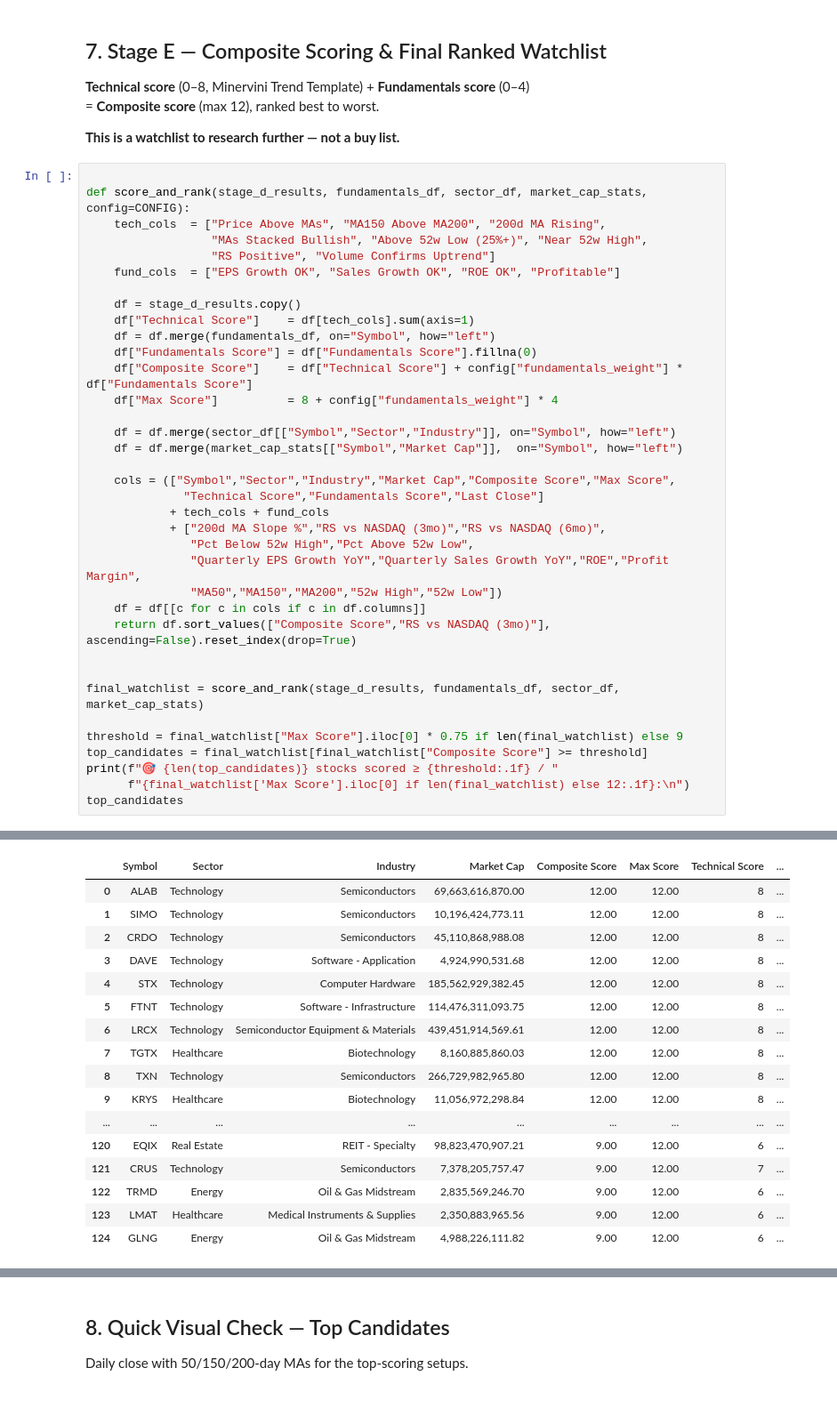
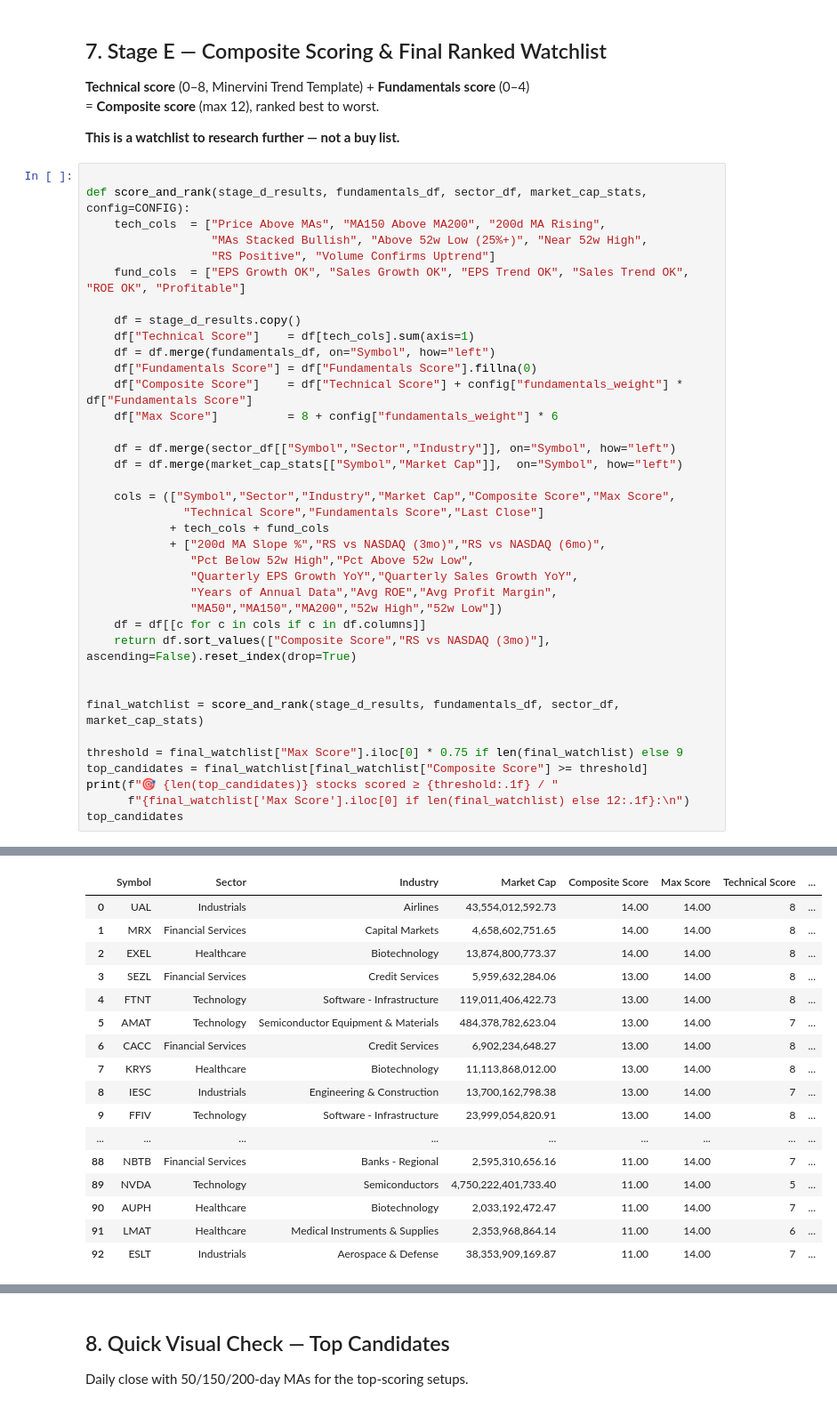
Before and after one commit to pakkei1212/Stage2_Stock_Project, a Jupyter notebook: notebooks/nasdaq_stage2_screener.ipynb, the cells around one changed output, grey strips where cells are left out. Shown at 89% size. Cells and saved outputs as stored; diff of their text form.

```diff
--- a/notebooks/nasdaq_stage2_screener.ipynb
+++ b/notebooks/nasdaq_stage2_screener.ipynb
@@ -1037,14 +1109,14 @@ def score_and_rank(stage_d_results, fundamentals_df, sector_df, market_cap_stats
     tech_cols  = ["Price Above MAs", "MA150 Above MA200", "200d MA Rising",
                   "MAs Stacked Bullish", "Above 52w Low (25%+)", "Near 52w High",
                   "RS Positive", "Volume Confirms Uptrend"]
-    fund_cols  = ["EPS Growth OK", "Sales Growth OK", "ROE OK", "Profitable"]
+    fund_cols  = ["EPS Growth OK", "Sales Growth OK", "EPS Trend OK", "Sales Trend OK", "ROE OK", "Profitable"]
 
     df = stage_d_results.copy()
     df["Technical Score"]    = df[tech_cols].sum(axis=1)
     df = df.merge(fundamentals_df, on="Symbol", how="left")
     df["Fundamentals Score"] = df["Fundamentals Score"].fillna(0)
     df["Composite Score"]    = df["Technical Score"] + config["fundamentals_weight"] * df["Fundamentals Score"]
-    df["Max Score"]          = 8 + config["fundamentals_weight"] * 4
+    df["Max Score"]          = 8 + config["fundamentals_weight"] * 6
 
     df = df.merge(sector_df[["Symbol","Sector","Industry"]], on="Symbol", how="left")
     df = df.merge(market_cap_stats[["Symbol","Market Cap"]],  on="Symbol", how="left")
@@ -1054,7 +1126,8 @@ def score_and_rank(stage_d_results, fundamentals_df, sector_df, market_cap_stats
             + tech_cols + fund_cols
             + ["200d MA Slope %","RS vs NASDAQ (3mo)","RS vs NASDAQ (6mo)",
                "Pct Below 52w High","Pct Above 52w Low",
-               "Quarterly EPS Growth YoY","Quarterly Sales Growth YoY","ROE","Profit Margin",
+               "Quarterly EPS Growth YoY","Quarterly Sales Growth YoY",
+               "Years of Annual Data","Avg ROE","Avg Profit Margin",
                "MA50","MA150","MA200","52w High","52w Low"])
     df = df[[c for c in cols if c in df.columns]]
     return df.sort_values(["Composite Score","RS vs NASDAQ (3mo)"], ascending=False).reset_index(drop=True)
@@ -1072,17 +1145,17 @@ top_candidates
 |  | Symbol | Sector | Industry | Market Cap | Composite Score | Max Score | Technical Score | ... |
-| 0 | ALAB | Technology | Semiconductors | 69,663,616,870.00 | 12.00 | 12.00 | 8 | ... |
-| 1 | SIMO | Technology | Semiconductors | 10,196,424,773.11 | 12.00 | 12.00 | 8 | ... |
-| 2 | CRDO | Technology | Semiconductors | 45,110,868,988.08 | 12.00 | 12.00 | 8 | ... |
-| 3 | DAVE | Technology | Software - Application | 4,924,990,531.68 | 12.00 | 12.00 | 8 | ... |
-| 4 | STX | Technology | Computer Hardware | 185,562,929,382.45 | 12.00 | 12.00 | 8 | ... |
-| 5 | FTNT | Technology | Software - Infrastructure | 114,476,311,093.75 | 12.00 | 12.00 | 8 | ... |
-| 6 | LRCX | Technology | Semiconductor Equipment & Materials | 439,451,914,569.61 | 12.00 | 12.00 | 8 | ... |
-| 7 | TGTX | Healthcare | Biotechnology | 8,160,885,860.03 | 12.00 | 12.00 | 8 | ... |
-| 8 | TXN | Technology | Semiconductors | 266,729,982,965.80 | 12.00 | 12.00 | 8 | ... |
-| 9 | KRYS | Healthcare | Biotechnology | 11,056,972,298.84 | 12.00 | 12.00 | 8 | ... |
+| 0 | UAL | Industrials | Airlines | 43,554,012,592.73 | 14.00 | 14.00 | 8 | ... |
+| 1 | MRX | Financial Services | Capital Markets | 4,658,602,751.65 | 14.00 | 14.00 | 8 | ... |
+| 2 | EXEL | Healthcare | Biotechnology | 13,874,800,773.37 | 14.00 | 14.00 | 8 | ... |
+| 3 | SEZL | Financial Services | Credit Services | 5,959,632,284.06 | 13.00 | 14.00 | 8 | ... |
+| 4 | FTNT | Technology | Software - Infrastructure | 119,011,406,422.73 | 13.00 | 14.00 | 8 | ... |
+| 5 | AMAT | Technology | Semiconductor Equipment & Materials | 484,378,782,623.04 | 13.00 | 14.00 | 7 | ... |
+| 6 | CACC | Financial Services | Credit Services | 6,902,234,648.27 | 13.00 | 14.00 | 8 | ... |
+| 7 | KRYS | Healthcare | Biotechnology | 11,113,868,012.00 | 13.00 | 14.00 | 8 | ... |
+| 8 | IESC | Industrials | Engineering & Construction | 13,700,162,798.38 | 13.00 | 14.00 | 7 | ... |
+| 9 | FFIV | Technology | Software - Infrastructure | 23,999,054,820.91 | 13.00 | 14.00 | 8 | ... |
 | ... | ... | ... | ... | ... | ... | ... | ... | ... |
-| 120 | EQIX | Real Estate | REIT - Specialty | 98,823,470,907.21 | 9.00 | 12.00 | 6 | ... |
-| 121 | CRUS | Technology | Semiconductors | 7,378,205,757.47 | 9.00 | 12.00 | 7 | ... |
-| 122 | TRMD | Energy | Oil & Gas Midstream | 2,835,569,246.70 | 9.00 | 12.00 | 6 | ... |
-| 123 | LMAT | Healthcare | Medical Instruments & Supplies | 2,350,883,965.56 | 9.00 | 12.00 | 6 | ... |
-| 124 | GLNG | Energy | Oil & Gas Midstream | 4,988,226,111.82 | 9.00 | 12.00 | 6 | ... |
+| 88 | NBTB | Financial Services | Banks - Regional | 2,595,310,656.16 | 11.00 | 14.00 | 7 | ... |
+| 89 | NVDA | Technology | Semiconductors | 4,750,222,401,733.40 | 11.00 | 14.00 | 5 | ... |
+| 90 | AUPH | Healthcare | Biotechnology | 2,033,192,472.47 | 11.00 | 14.00 | 7 | ... |
+| 91 | LMAT | Healthcare | Medical Instruments & Supplies | 2,353,968,864.14 | 11.00 | 14.00 | 6 | ... |
+| 92 | ESLT | Industrials | Aerospace & Defense | 38,353,909,169.87 | 11.00 | 14.00 | 7 | ... |
```
Also changed, not shown: parts of 16 cells of this notebook, 14 other files.
